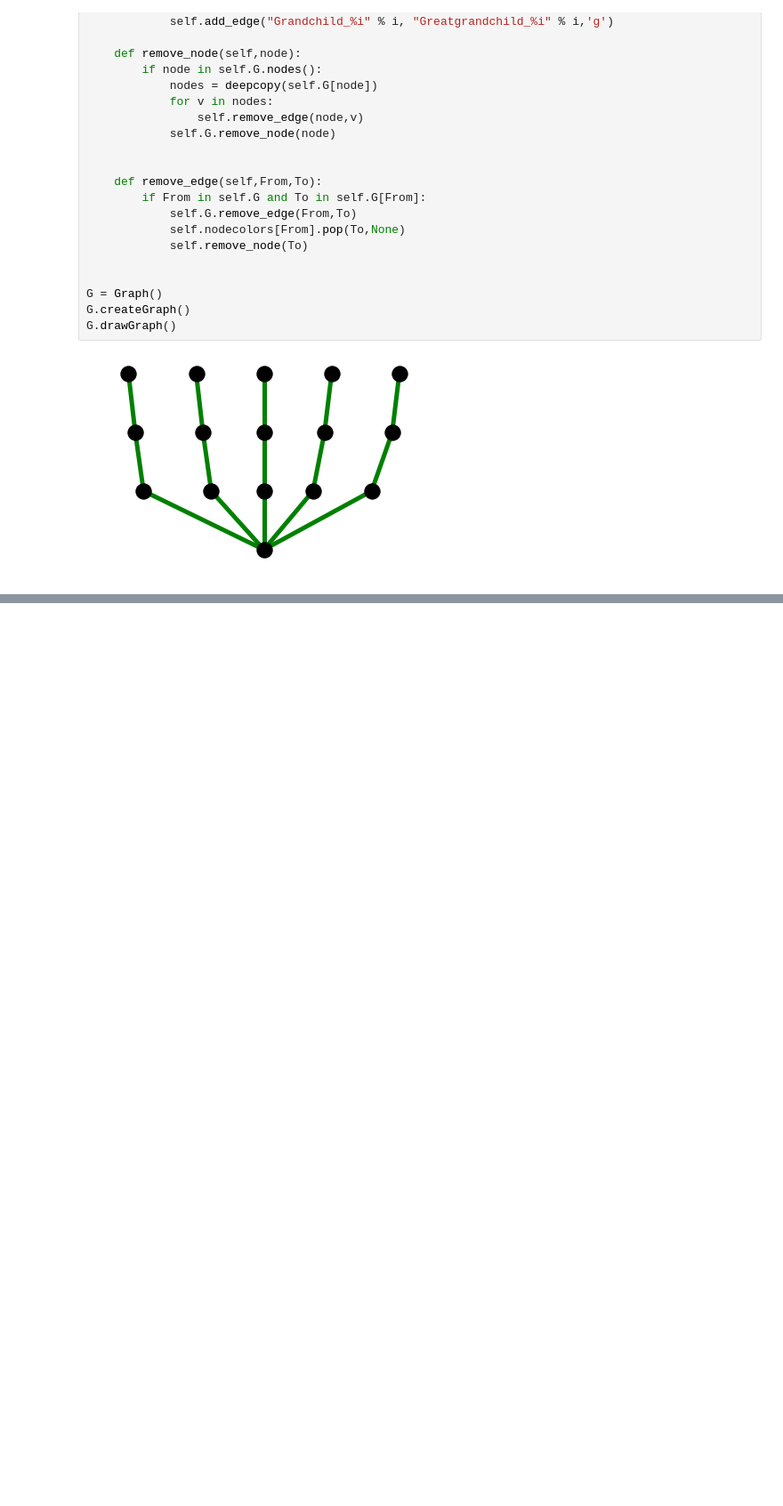
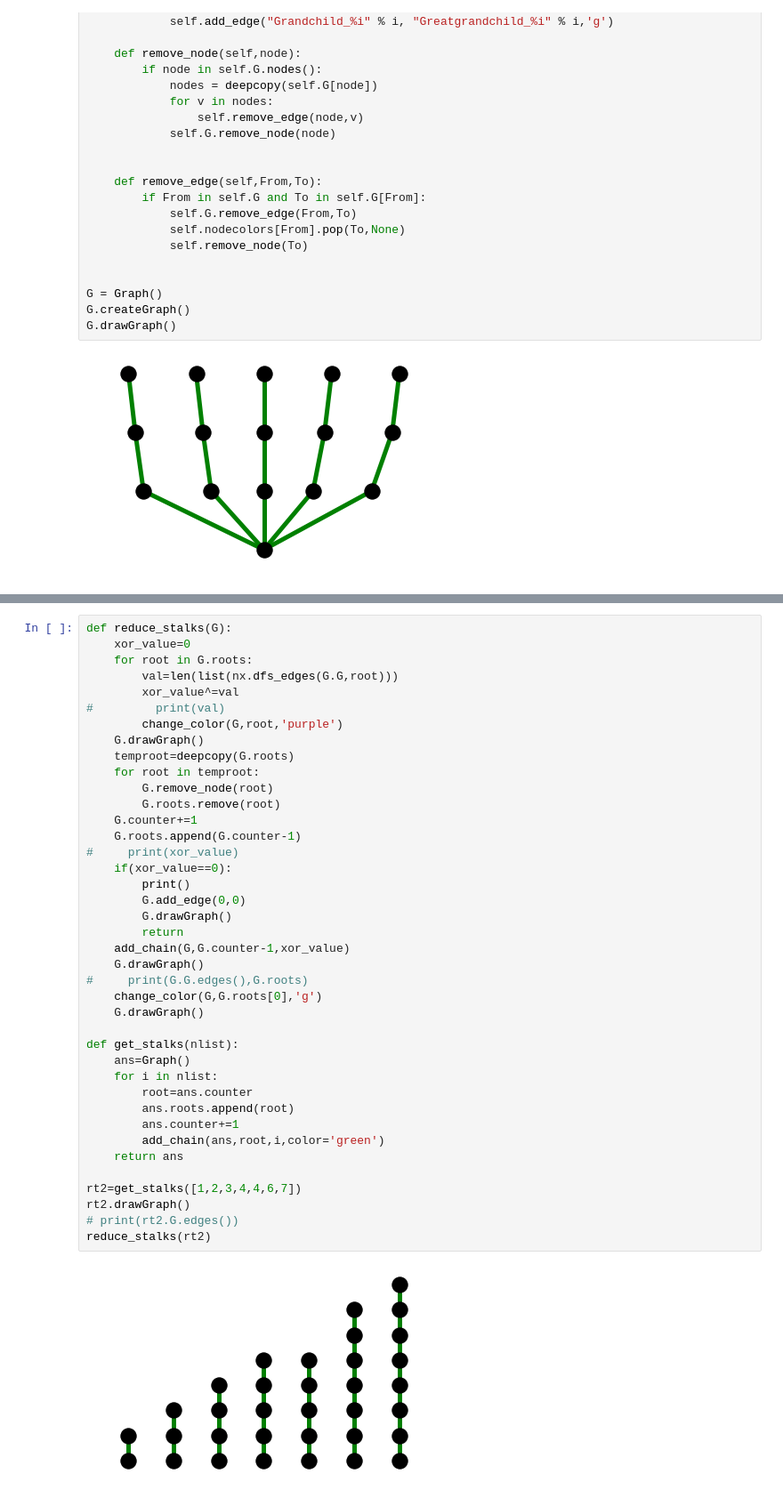
Before and after one commit to Abhinav2812/CS254-Project, a Jupyter notebook: green_hb.ipynb, the cells around one changed output, grey strips where cells are left out. Shown at 89% size. Cells and saved outputs as stored; diff of their text form; blank space fills up the shorter version.

```diff
--- a/green_hb.ipynb
+++ b/green_hb.ipynb
@@ -149,0 +145,42 @@ for root in rt1.roots:
+# %%
+def reduce_stalks(G):
+    xor_value=0
+    for root in G.roots:
+        val=len(list(nx.dfs_edges(G.G,root)))
+        xor_value^=val
+#         print(val)
+        change_color(G,root,'purple')
+    G.drawGraph()
+    temproot=deepcopy(G.roots)
+    for root in temproot:
+        G.remove_node(root)
+        G.roots.remove(root)
+    G.counter+=1
+    G.roots.append(G.counter-1)
+#     print(xor_value)
+    if(xor_value==0):
+        print()
+        G.add_edge(0,0)
+        G.drawGraph()
+        return
+    add_chain(G,G.counter-1,xor_value)
+    G.drawGraph()
+#     print(G.G.edges(),G.roots)
+    change_color(G,G.roots[0],'g')
+    G.drawGraph()
+
+def get_stalks(nlist):
+    ans=Graph()
+    for i in nlist:
+        root=ans.counter
+        ans.roots.append(root)
+        ans.counter+=1
+        add_chain(ans,root,i,color='green')
+    return ans
+
+rt2=get_stalks([1,2,3,4,4,6,7])
+rt2.drawGraph()
+# print(rt2.G.edges())
+reduce_stalks(rt2)
+# %% [output]
+[figure, added]
```
Also changed, not shown: parts of 3 cells of this notebook.
